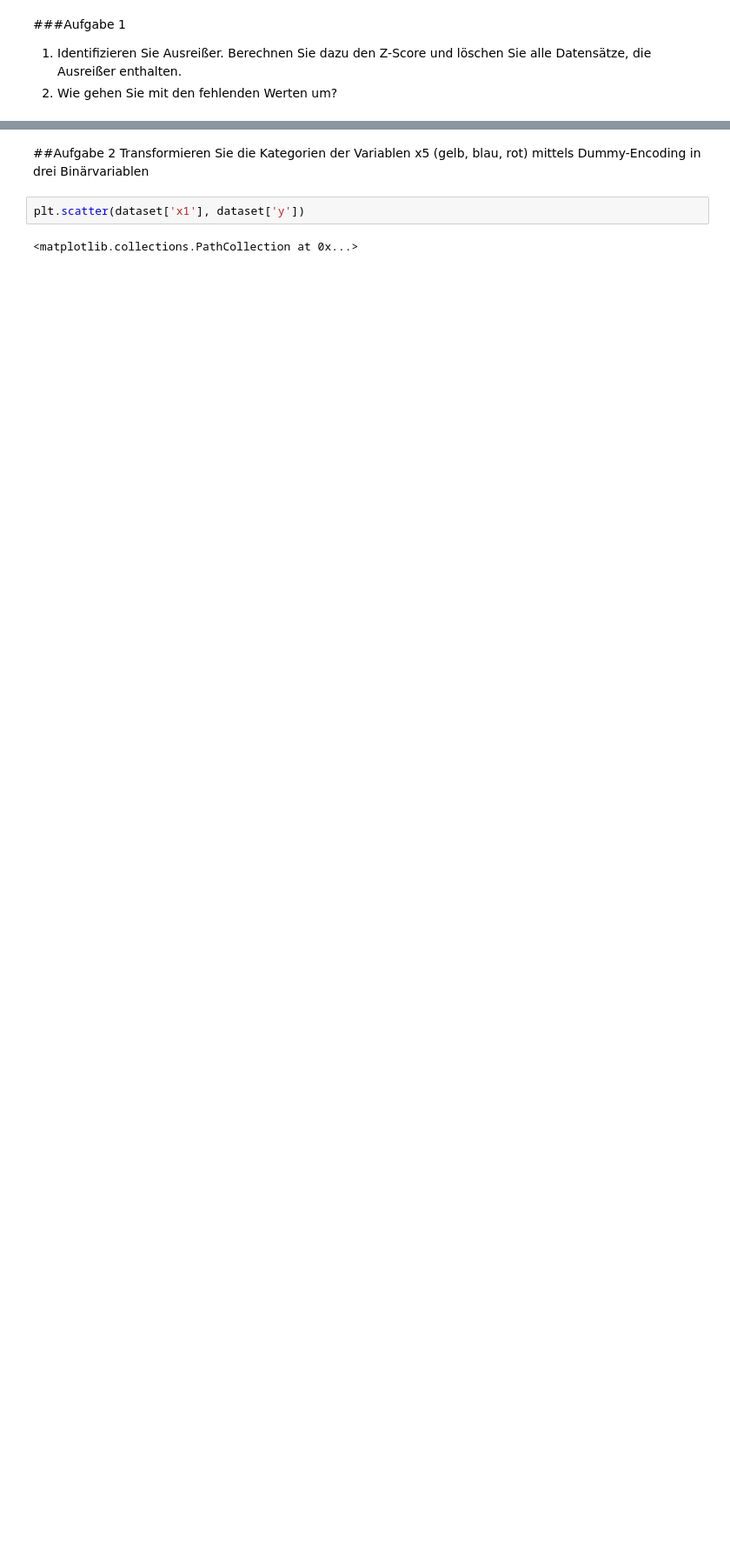
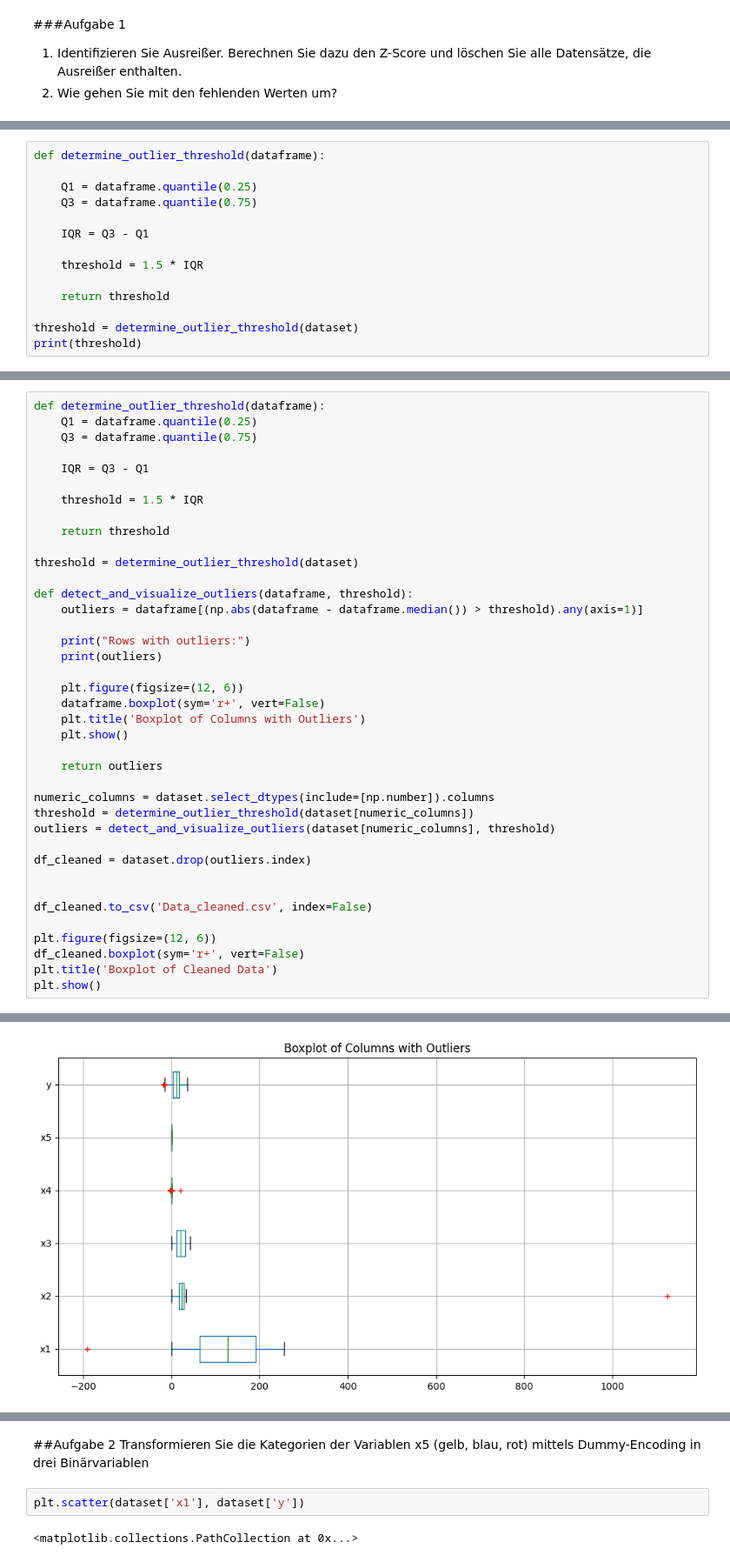
Before and after one commit to bilowizra/190503004_BilalcanGules, a Jupyter notebook: BİLALCAN_GÜLEŞ_Hausaufgabe.ipynb, the cells around one changed output, grey strips where cells are left out. Shown at 87% size. Saved outputs shown, nothing was run; the diff lists cells and outputs as text; blank space fills up the shorter version.

```diff
--- a/BİLALCAN_GÜLEŞ_Hausaufgabe.ipynb
+++ b/BİLALCAN_GÜLEŞ_Hausaufgabe.ipynb
@@ -37,0 +196,14 @@ dataset.head()
+# %%
+def determine_outlier_threshold(dataframe):
+
+    Q1 = dataframe.quantile(0.25)
+    Q3 = dataframe.quantile(0.75)
+
+    IQR = Q3 - Q1
+
+    threshold = 1.5 * IQR
+
+    return threshold
+
+threshold = determine_outlier_threshold(dataset)
+print(threshold)
@@ -37,0 +218,40 @@ dataset.head()
+# %%
+def determine_outlier_threshold(dataframe):
+    Q1 = dataframe.quantile(0.25)
+    Q3 = dataframe.quantile(0.75)
+
+    IQR = Q3 - Q1
+
+    threshold = 1.5 * IQR
+
+    return threshold
+
+threshold = determine_outlier_threshold(dataset)
+
+def detect_and_visualize_outliers(dataframe, threshold):
+    outliers = dataframe[(np.abs(dataframe - dataframe.median()) > threshold).any(axis=1)]
+
+    print("Rows with outliers:")
+    print(outliers)
+
+    plt.figure(figsize=(12, 6))
+    dataframe.boxplot(sym='r+', vert=False)
+    plt.title('Boxplot of Columns with Outliers')
+    plt.show()
+
+    return outliers
+
+numeric_columns = dataset.select_dtypes(include=[np.number]).columns
+threshold = determine_outlier_threshold(dataset[numeric_columns])
+outliers = detect_and_visualize_outliers(dataset[numeric_columns], threshold)
+
+df_cleaned = dataset.drop(outliers.index)
+
+
+df_cleaned.to_csv('Data_cleaned.csv', index=False)
+
+plt.figure(figsize=(12, 6))
+df_cleaned.boxplot(sym='r+', vert=False)
+plt.title('Boxplot of Cleaned Data')
+plt.show()
+# %% [output]
@@ -37,0 +273 @@ dataset.head()
+[figure, added]
```
Also changed, not shown: parts of 59 cells of this notebook.
